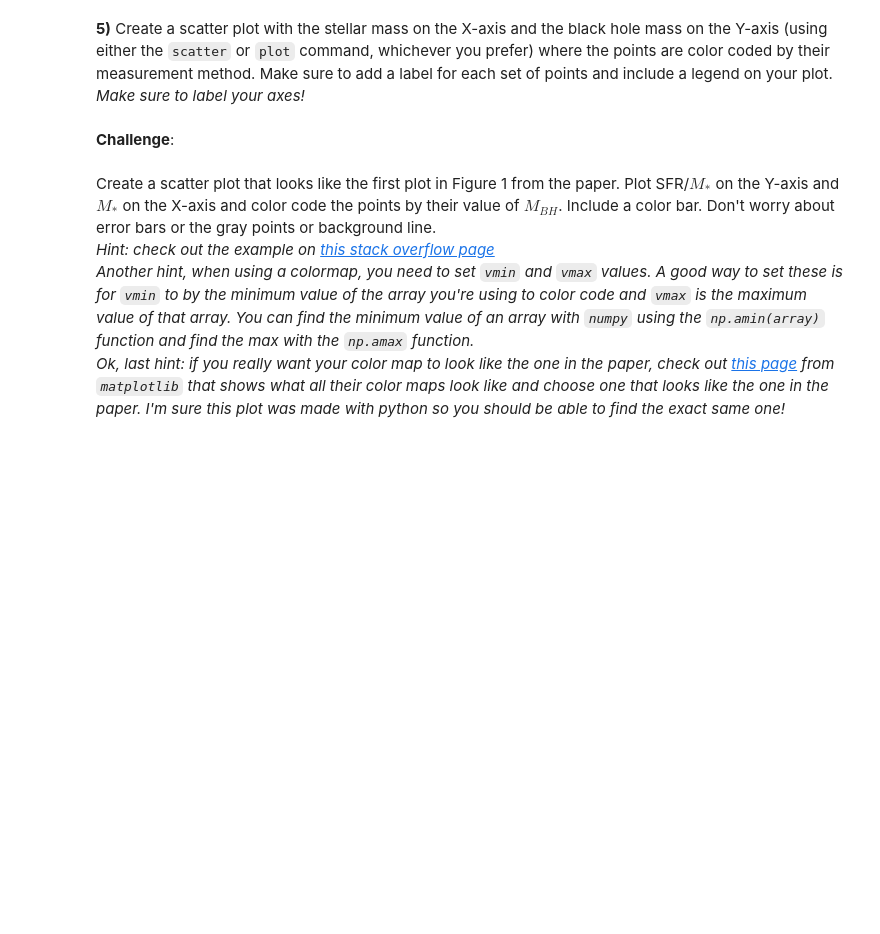
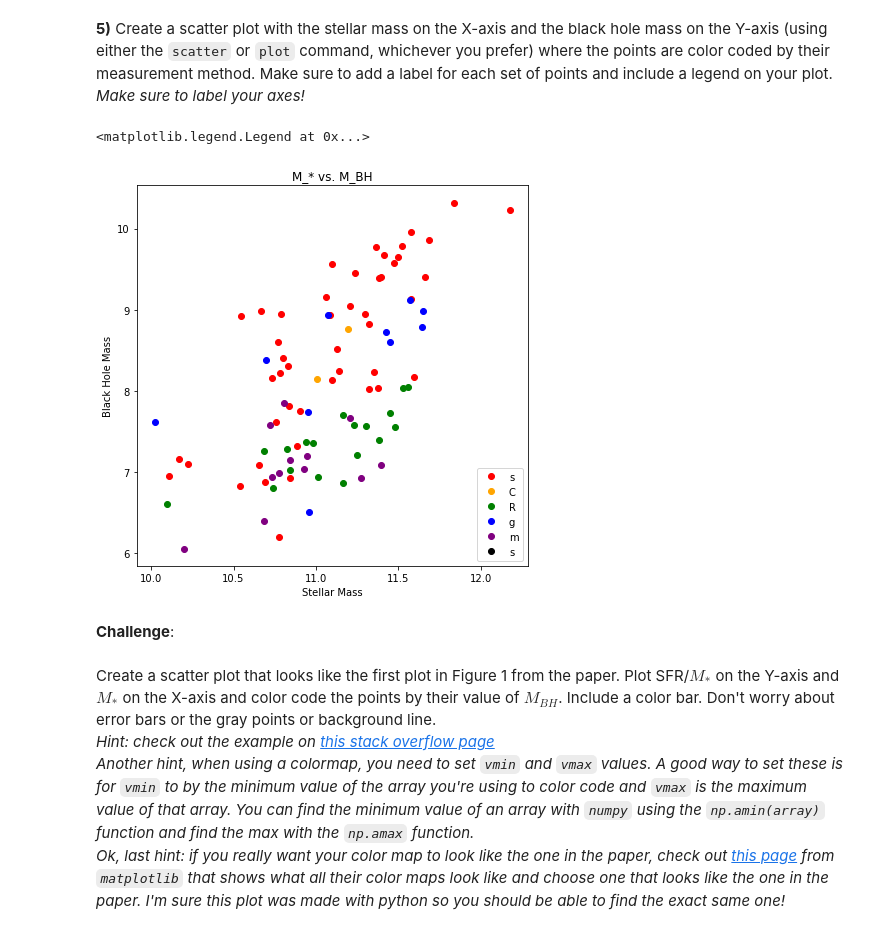
Before and after one commit to J-Dyke/ASTR3190, a Jupyter notebook: lessons/FinalCoding_Dyke.ipynb, the cells around one changed output. Drawn from its saved outputs; the diff is of its cells as text; code cells hidden in the pictures; blank space fills up the shorter version.

```diff
--- a/lessons/FinalCoding_Dyke.ipynb
+++ b/lessons/FinalCoding_Dyke.ipynb
@@ -100,3 +234,30 @@ star_gas = ???
+# %%
+fig,ax=plt.subplots(figsize=(7,7))
+
+#Plot each type of point below:
+colors = {'star':'red', 'CO':'orange', 'RM':'green', 'gas':'blue', 'maser':'purple', 'star_gas':'black'}
+
+ax.plot(star_M, star_BH, 'o', c='r')
+ax.plot(CO_M, CO_BH, 'o', c='orange')
+ax.plot(RM_M, RM_BH, 'o', c='g')
+ax.plot(gas_M, gas_BH, 'o', c='b')
+ax.plot(maser_M, maser_BH, 'o', c='purple')
+ax.plot(star_gas_M, star_gas_BH, 'o', c='black')
+
+
+
+
+#Don't forget to include axis labels
+plt.title('M_* vs. M_BH')
+plt.xlabel('Stellar Mass')
+plt.ylabel('Black Hole Mass')
+
+
+#Include the command to display the legend
+ax.legend("sCRgms", loc = "lower right")
+# %% [output]
+<matplotlib.legend.Legend at 0x...>
+[figure, added]
 # %% [markdown]
 **Challenge**:<br>
 <br>
```
Also changed, not shown: parts of 16 cells of this notebook, 3 other files.
